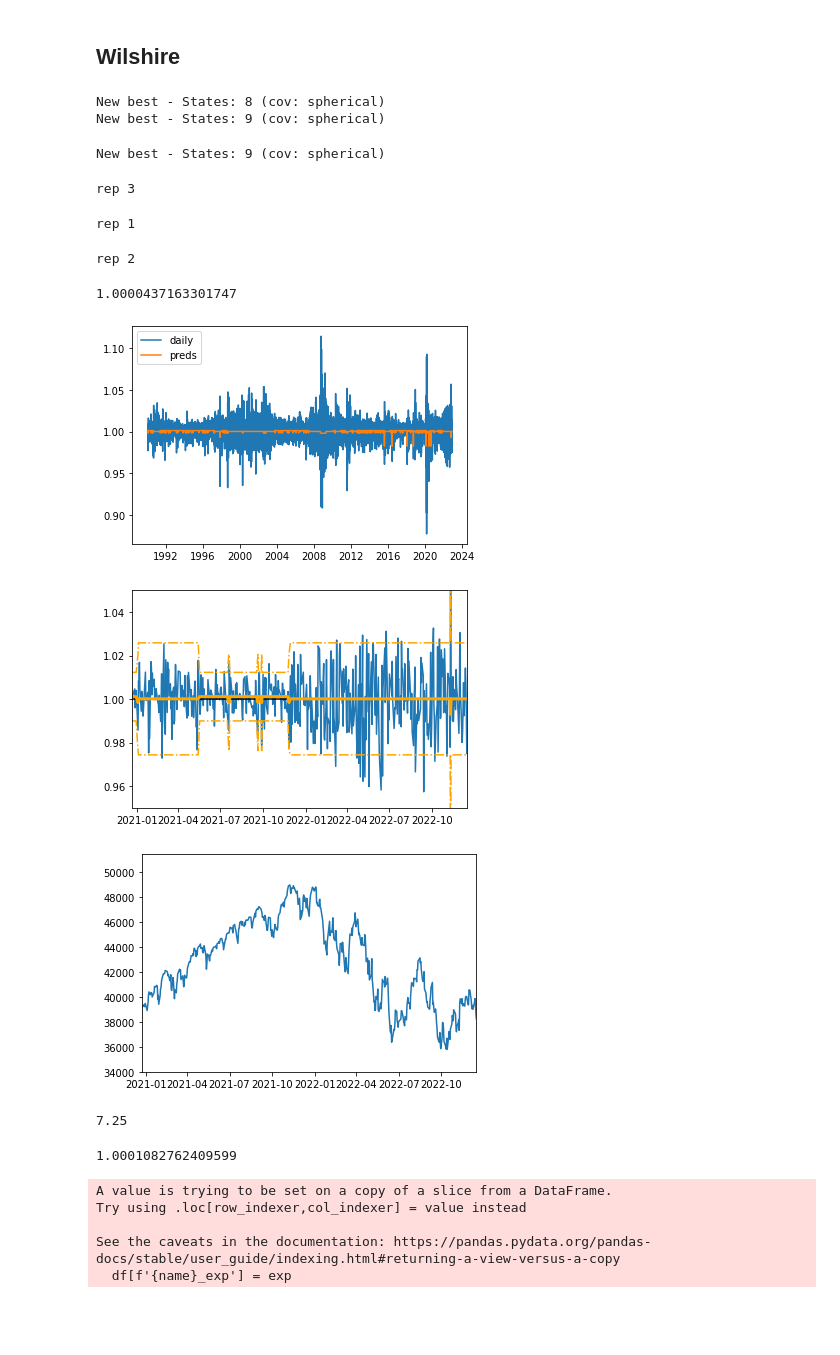
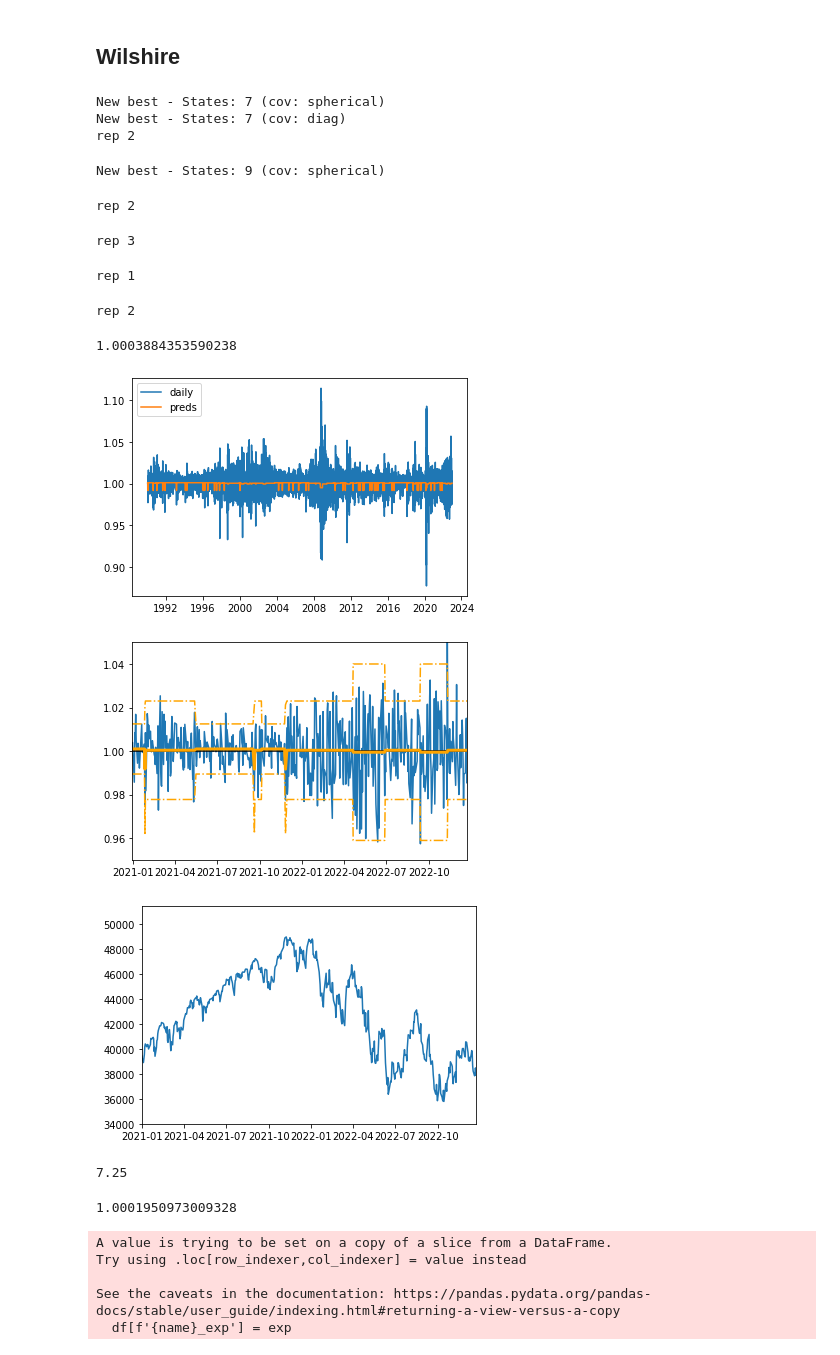
Before and after one commit to damiansp/marketModeling, a Jupyter notebook: notebooks/HMM.py.ipynb, the cells around one changed output. Drawn from its saved outputs; the diff is of its cells as text; code cells hidden in the pictures; blank space fills up the shorter version.

```diff
--- a/notebooks/HMM.py.ipynb
+++ b/notebooks/HMM.py.ipynb
@@ -219,23 +222,25 @@ rep 2
 # %% [markdown]
 ## Wilshire
 # %%
-wil_mod = find_best_mod(wil.wil_daily, n_states=[8, 9, 10])
+wil_mod = find_best_mod(wil.wil_daily, n_states=[7, 8, 9, 10])
 wil_preds, wil_ses, wil_means, wil_current = get_preds(
     wil.wil_daily, wil_mod)
 plot_mod(wil, wil_preds, wil_ses, 'wil')
 wil_exp = get_expected_val(wil_mod, wil_current, wil_means)
 print(wil_exp)
 # %% [output]
-New best - States: 8 (cov: spherical)
-New best - States: 9 (cov: spherical)
+New best - States: 7 (cov: spherical)
+New best - States: 7 (cov: diag)
+rep 2
 New best - States: 9 (cov: spherical)
-rep 3
+rep 2
-rep 1
+rep 3
-rep 2
+rep 1
-1.0000437163301747
+rep 2
+1.0003884353590238
-[figure, old version]
+[figure, new version]
-[figure, old version]
+[figure, new version]
-[figure, old version]
+[figure, new version]
 # %%
 mean_states = (4 + 7 + 9 + 9) / 4
 mean_states
@@ -247,7 +252,7 @@ N_STATES = 7
 exp = (sp_exp + nyse_exp + nas_exp + wil_exp) / 4
 exp
 # %% [output]
-1.0001082762409599
+1.0001950973009328
 # %%
 for df, name, exp in zip(
         [sp, nyse, nas, wil],
```
Also changed, not shown: parts of 17 cells of this notebook, 12 other files.
